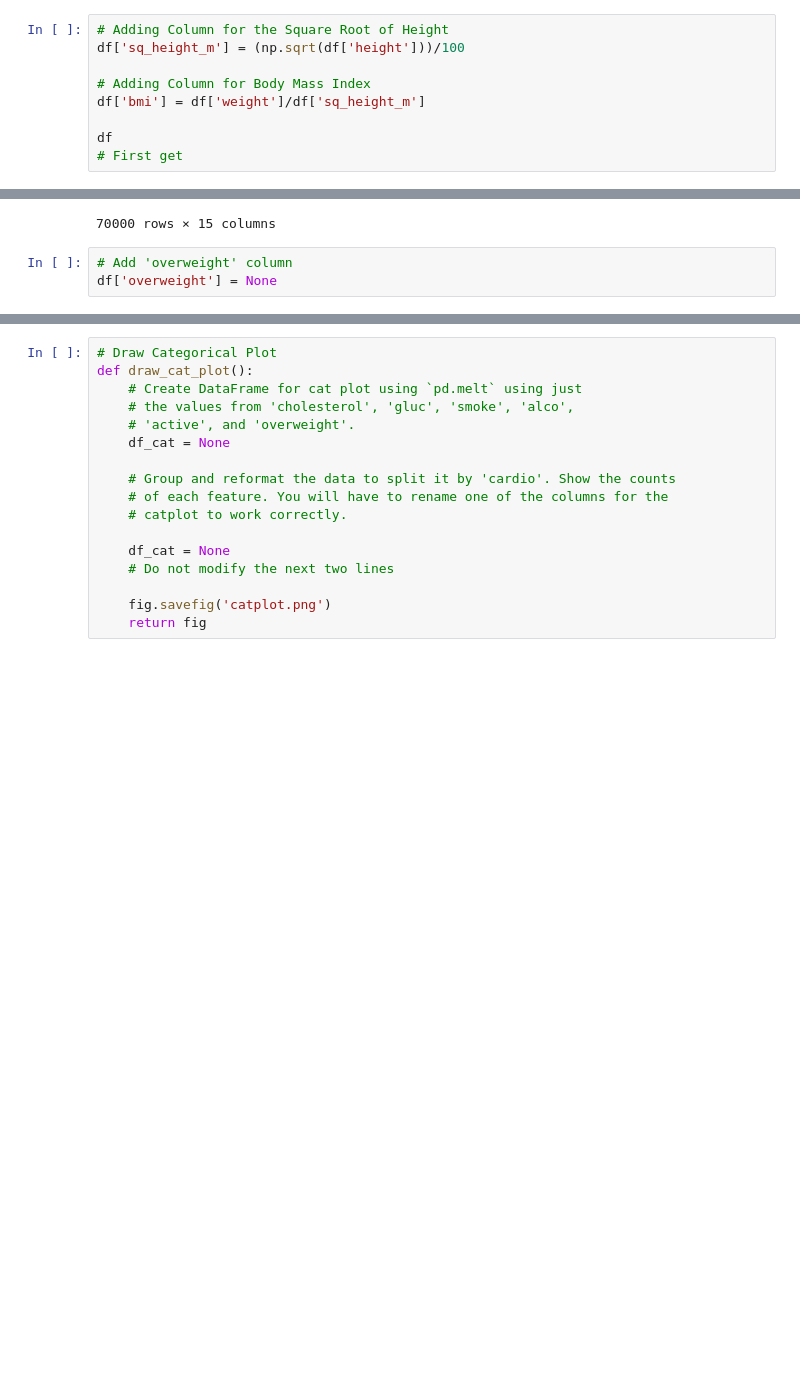
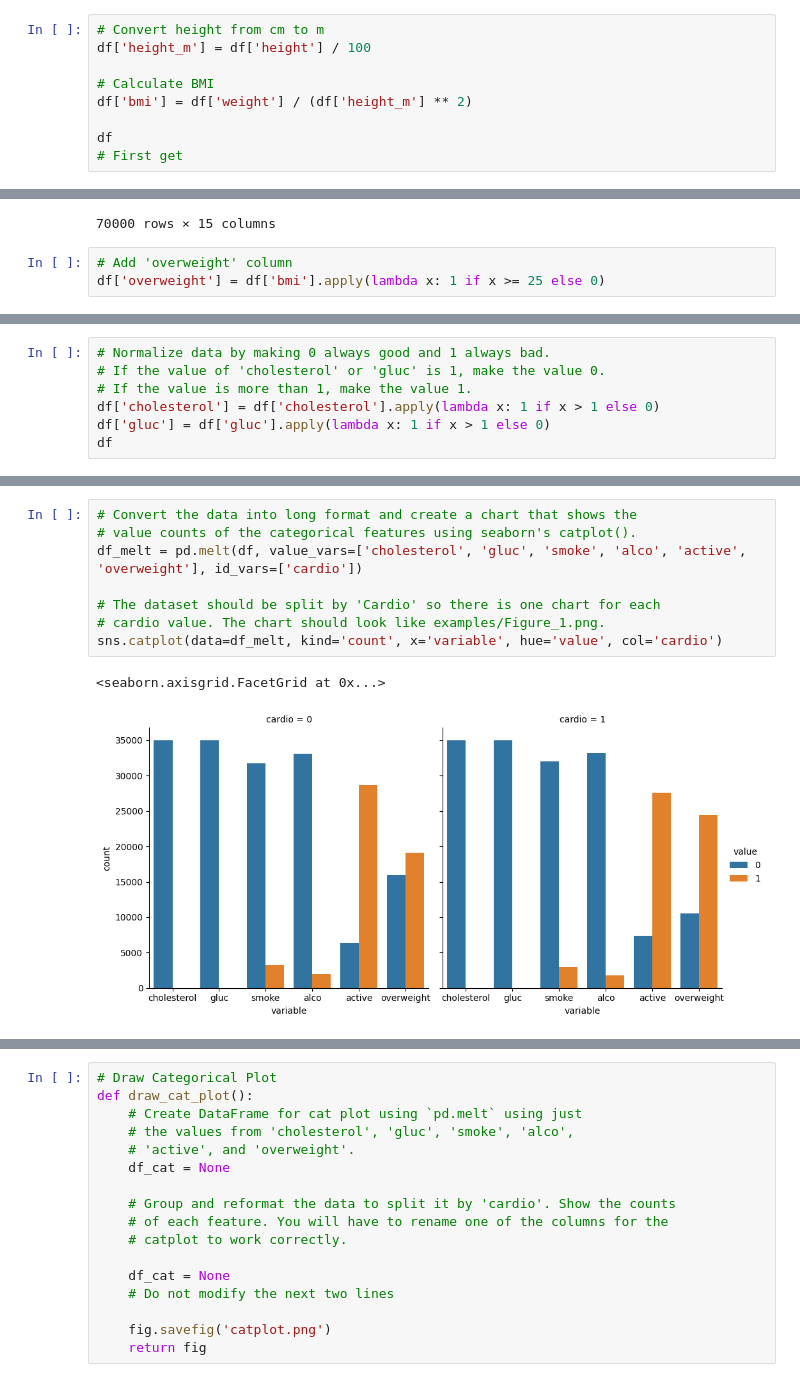
Before and after one commit to mrwoodzi/Data_Science_Certs_Progress, a Jupyter notebook: python_for_everybody/Data_Analysis_with_Python_Cert/Jupyter_Lab_Notes/medical_data_visualizer.ipynb, the cells around one changed output, grey strips where cells are left out. Cells and saved outputs as stored; diff of their text form; blank space fills up the shorter version.

Commit message:
Some Seaborn

```diff
--- a/python_for_everybody/Data_Analysis_with_Python_Cert/Jupyter_Lab_Notes/medical_data_visualizer.ipynb
+++ b/python_for_everybody/Data_Analysis_with_Python_Cert/Jupyter_Lab_Notes/medical_data_visualizer.ipynb
@@ -24,11 +24,11 @@ df
 # %% [markdown]
 Add an overweight column to the data. To determine if a person is overweight, first calculate their BMI by dividing their weight in kilograms by the square of their height in meters. If that value is > 25 then the person is overweight. Use the value 0 for NOT overweight and the value 1 for overweight.
 # %%
-# Adding Column for the Square Root of Height
-df['sq_height_m'] = (np.sqrt(df['height']))/100
+# Convert height from cm to m
+df['height_m'] = df['height'] / 100
 
-# Adding Column for Body Mass Index
-df['bmi'] = df['weight']/df['sq_height_m']
+# Calculate BMI
+df['bmi'] = df['weight'] / (df['height_m'] ** 2)
 
 df
 # First get
@@ -48,4 +48,4 @@ df
 70000 rows × 15 columns
 # %%
 # Add 'overweight' column
-df['overweight'] = None
+df['overweight'] = df['bmi'].apply(lambda x: 1 if x >= 25 else 0)
@@ -68,0 +57,7 @@ Any time a variable is set to None, make sure to set it to the correct code
+# %%
+# Normalize data by making 0 always good and 1 always bad.
+# If the value of 'cholesterol' or 'gluc' is 1, make the value 0.
+# If the value is more than 1, make the value 1.
+df['cholesterol'] = df['cholesterol'].apply(lambda x: 1 if x > 1 else 0)
+df['gluc'] = df['gluc'].apply(lambda x: 1 if x > 1 else 0)
+df
@@ -68,0 +78,11 @@ Any time a variable is set to None, make sure to set it to the correct code
+# %%
+# Convert the data into long format and create a chart that shows the
+# value counts of the categorical features using seaborn's catplot().
+df_melt = pd.melt(df, value_vars=['cholesterol', 'gluc', 'smoke', 'alco', 'active', 'overweight'], id_vars=['cardio'])
+
+# The dataset should be split by 'Cardio' so there is one chart for each
+# cardio value. The chart should look like examples/Figure_1.png.
+sns.catplot(data=df_melt, kind='count', x='variable', hue='value', col='cardio')
+# %% [output]
+<seaborn.axisgrid.FacetGrid at 0x...>
+[figure, added]
```
Also changed, not shown: parts of 10 cells of this notebook.
